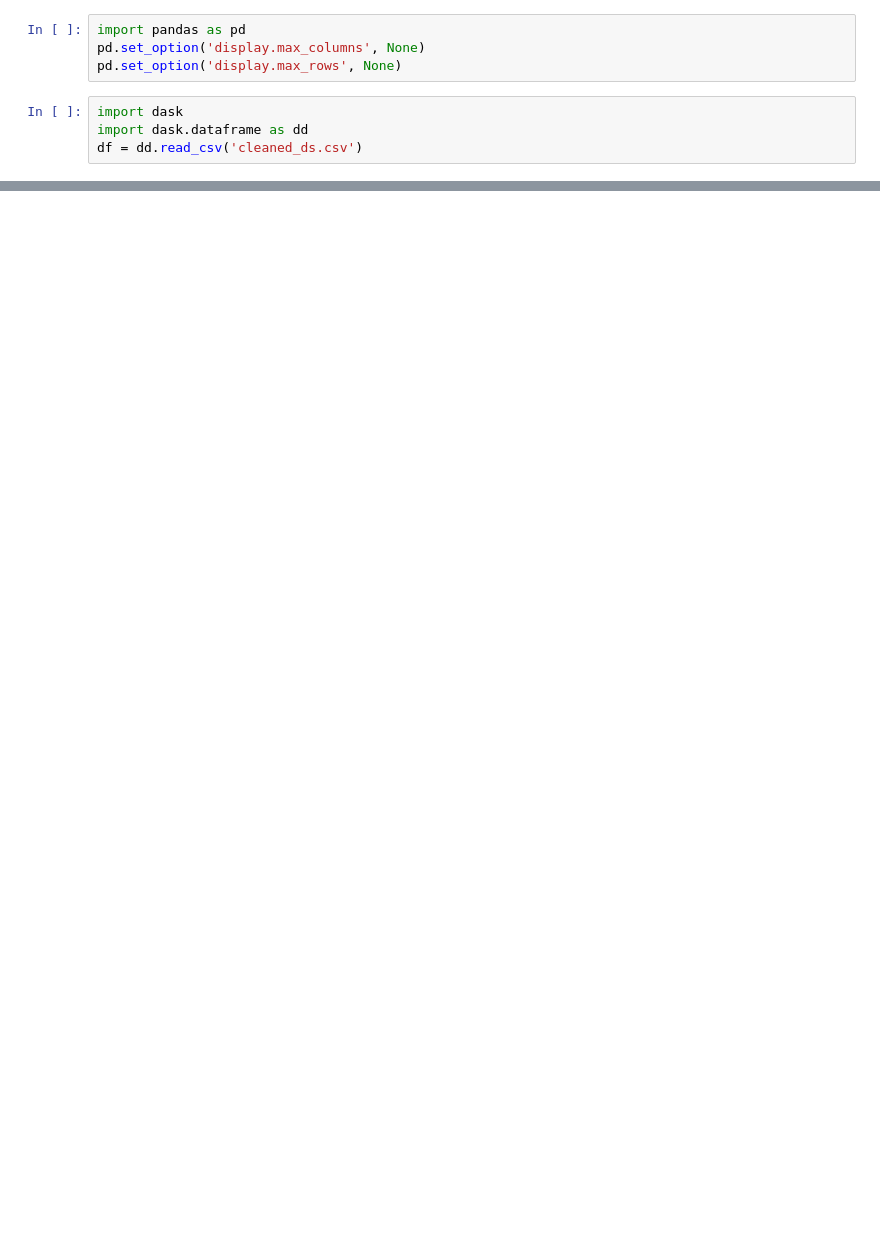
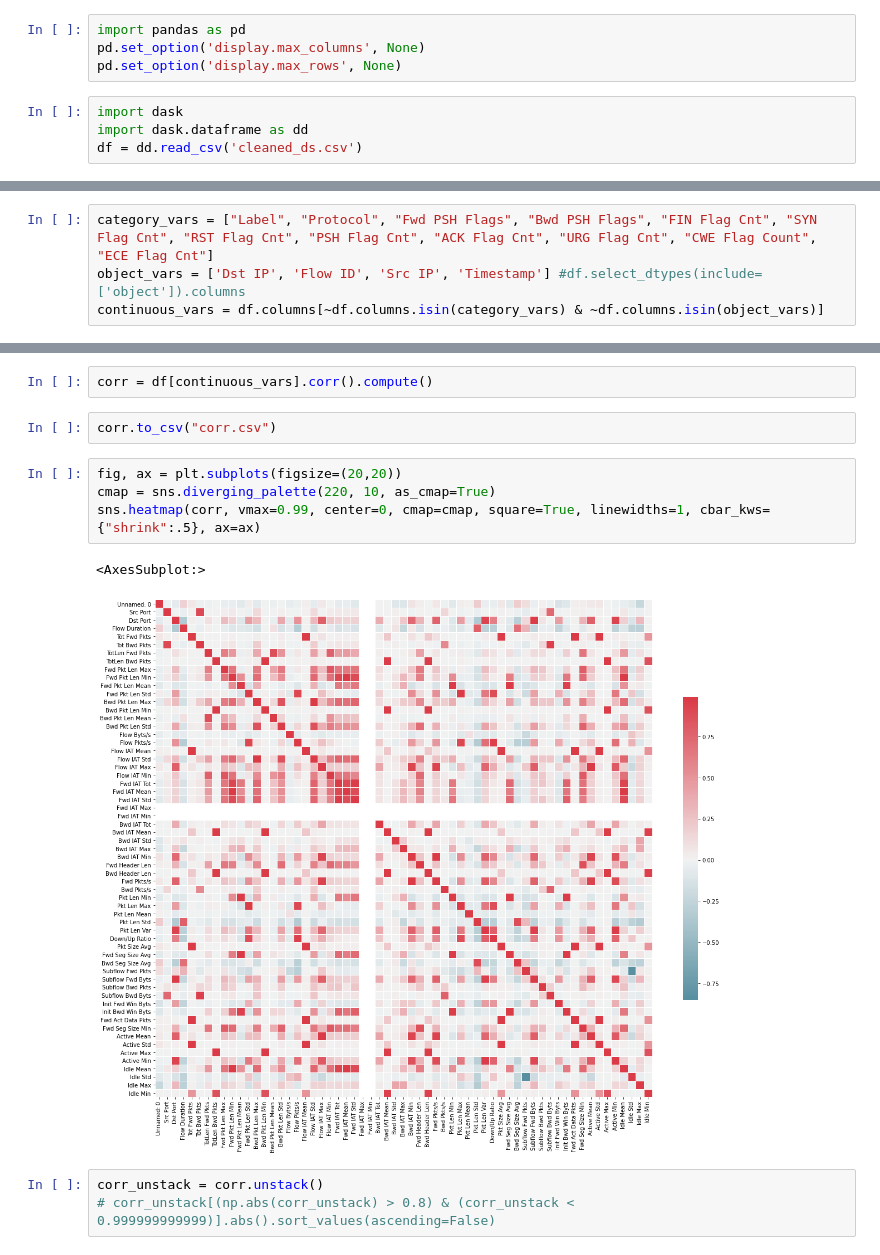
Before and after one commit to Irish-77/ddos-dompteure, a Jupyter notebook: data_exploration.ipynb, the cells around one changed output, grey strips where cells are left out. Cells and saved outputs as stored; diff of their text form; blank space fills up the shorter version.

```diff
--- a/data_exploration.ipynb
+++ b/data_exploration.ipynb
@@ -32,0 +20,4 @@ dtypes: object(5), float64(45), int64(27)
+# %%
+category_vars = ["Label", "Protocol", "Fwd PSH Flags", "Bwd PSH Flags", "FIN Flag Cnt", "SYN Flag Cnt", "RST Flag Cnt", "PSH Flag Cnt", "ACK Flag Cnt", "URG Flag Cnt", "CWE Flag Count", "ECE Flag Cnt"]
+object_vars = ['Dst IP', 'Flow ID', 'Src IP', 'Timestamp'] #df.select_dtypes(include=['object']).columns
+continuous_vars = df.columns[~df.columns.isin(category_vars) & ~df.columns.isin(object_vars)]
@@ -32,0 +45,14 @@ dtypes: object(5), float64(45), int64(27)
+# %%
+corr = df[continuous_vars].corr().compute()
+# %%
+corr.to_csv("corr.csv")
+# %%
+fig, ax = plt.subplots(figsize=(20,20))
+cmap = sns.diverging_palette(220, 10, as_cmap=True)
+sns.heatmap(corr, vmax=0.99, center=0, cmap=cmap, square=True, linewidths=1, cbar_kws={"shrink":.5}, ax=ax)
+# %% [output]
+<AxesSubplot:>
+[figure, added]
+# %%
+corr_unstack = corr.unstack()
+# corr_unstack[(np.abs(corr_unstack) > 0.8) & (corr_unstack < 0.999999999999)].abs().sort_values(ascending=False)
```
Also changed, not shown: parts of 16 cells of this notebook, 2 other files.
